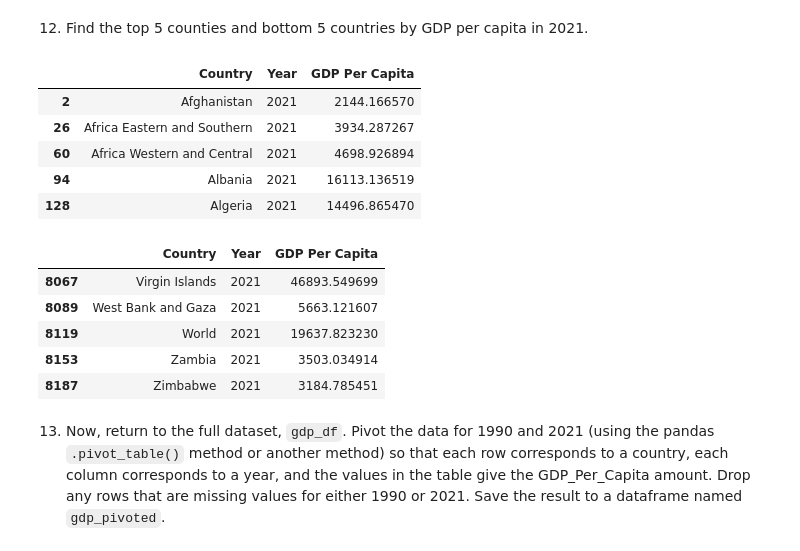
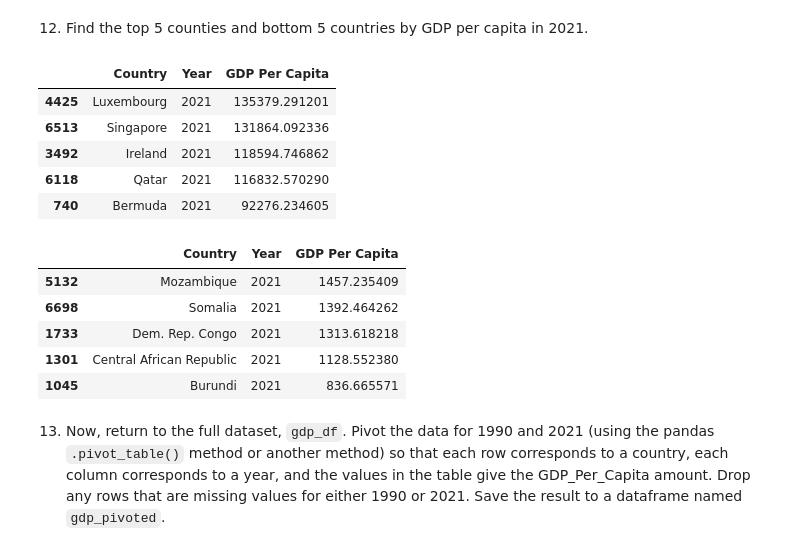
Before and after one commit to nss-data-science-cohort-9/un-exploration-Grantalan, a Jupyter notebook: notebooks/UN_Data_Exploration.ipynb, the cells around one changed output. Saved outputs shown, nothing was run; the diff lists cells and outputs as text; code cells hidden in the pictures.

```diff
--- a/notebooks/UN_Data_Exploration.ipynb
+++ b/notebooks/UN_Data_Exploration.ipynb
@@ -213,23 +276,27 @@ plt.title('Histogram of 2021 GPD Per Capita');
 [figure]
 # %% [markdown]
 12. Find the top 5 counties and bottom 5 countries by GDP per capita in 2021.
+# %%
+sort_gdp_2021 = gdp_2021.sort_values(by='GDP Per Capita', ascending=False)
 # %%
-gdp_2021.head(5)
+# Top 5 GDP per capita in 2021
+sort_gdp_2021.head(5)
 # %% [output]
 |  | Country | Year | GDP Per Capita |
-| 2 | Afghanistan | 2021 | 2144.166570 |
-| 26 | Africa Eastern and Southern | 2021 | 3934.287267 |
-| 60 | Africa Western and Central | 2021 | 4698.926894 |
-| 94 | Albania | 2021 | 16113.136519 |
-| 128 | Algeria | 2021 | 14496.865470 |
+| 4425 | Luxembourg | 2021 | 135379.291201 |
+| 6513 | Singapore | 2021 | 131864.092336 |
+| 3492 | Ireland | 2021 | 118594.746862 |
+| 6118 | Qatar | 2021 | 116832.570290 |
+| 740 | Bermuda | 2021 | 92276.234605 |
 # %%
-gdp_2021.tail(5)
+# Bottom 5 GDP per capita in 2021
+sort_gdp_2021.tail(5)
 # %% [output]
 |  | Country | Year | GDP Per Capita |
-| 8067 | Virgin Islands | 2021 | 46893.549699 |
-| 8089 | West Bank and Gaza | 2021 | 5663.121607 |
-| 8119 | World | 2021 | 19637.823230 |
-| 8153 | Zambia | 2021 | 3503.034914 |
-| 8187 | Zimbabwe | 2021 | 3184.785451 |
+| 5132 | Mozambique | 2021 | 1457.235409 |
+| 6698 | Somalia | 2021 | 1392.464262 |
+| 1733 | Dem. Rep. Congo | 2021 | 1313.618218 |
+| 1301 | Central African Republic | 2021 | 1128.552380 |
+| 1045 | Burundi | 2021 | 836.665571 |
 # %% [markdown]
 13. Now, return to the full dataset, `gdp_df`. Pivot the data for 1990 and 2021 (using the pandas `.pivot_table()` method or another method) so that each row corresponds to a country, each column corresponds to a year, and the values in the table give the GDP_Per_Capita amount. Drop any rows that are missing values for either 1990 or 2021. Save the result to a dataframe named `gdp_pivoted`.
```
Also changed, not shown: parts of 76 cells of this notebook.
